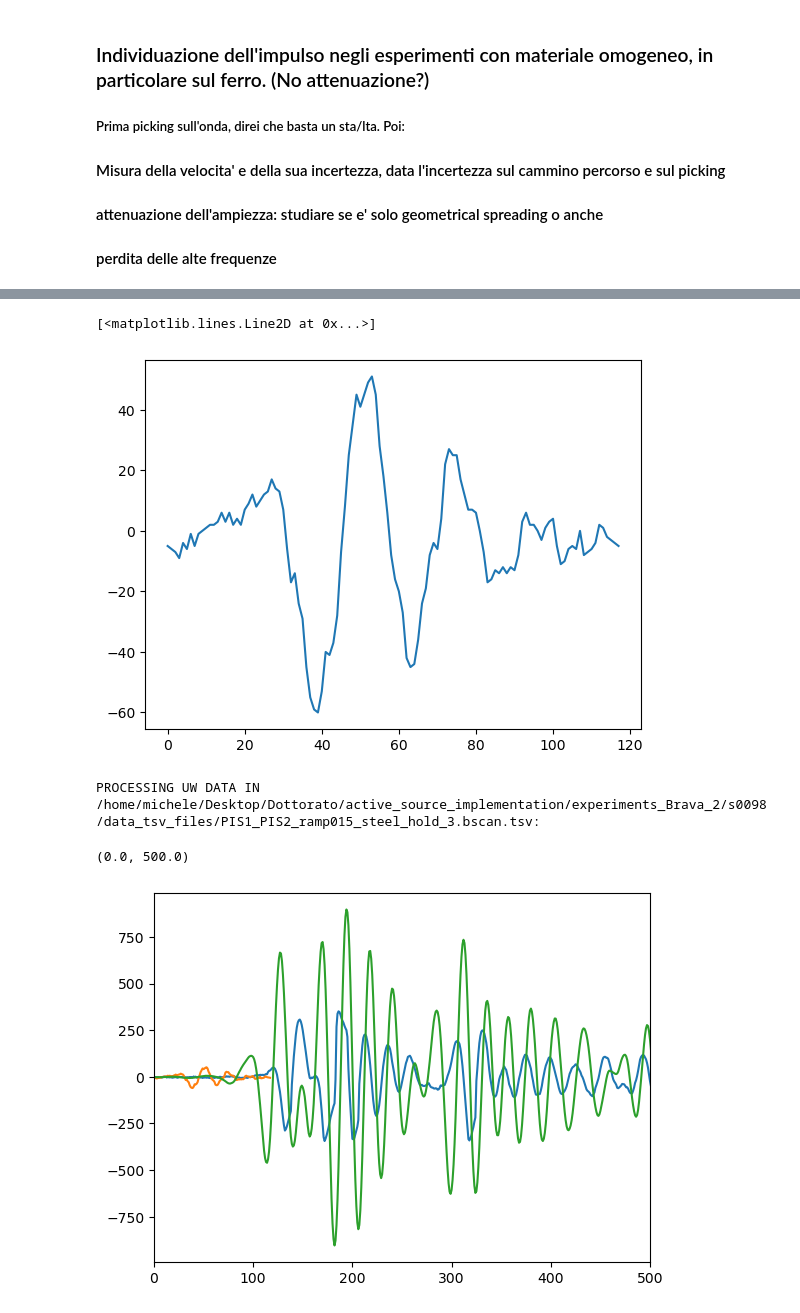
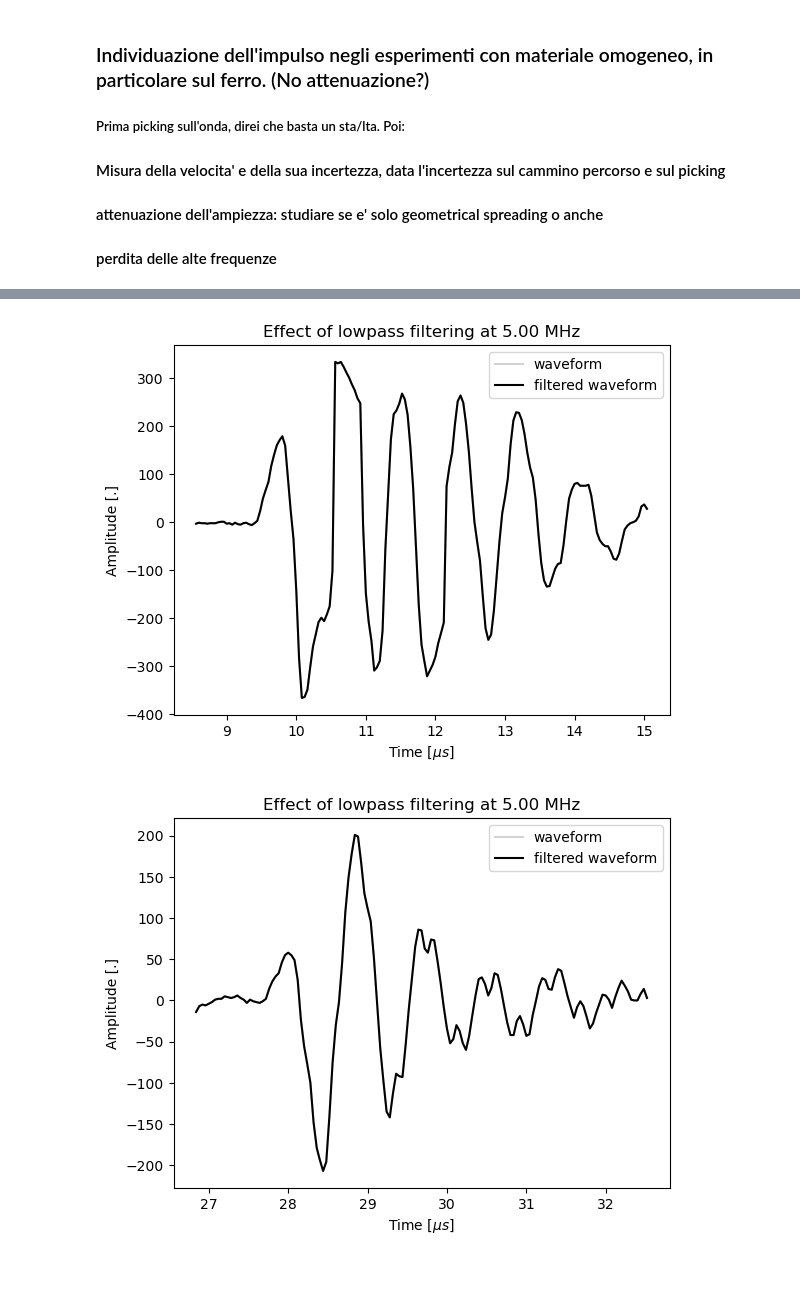
Before and after one commit to Bic10/lab_UW, a Jupyter notebook: Studio_impulso.ipynb, the cells around one changed output, grey strips where cells are left out. Cells and saved outputs as stored; diff of their text form; code cells hidden in the pictures; blank space fills up the shorter version.

```diff
--- a/Studio_impulso.ipynb
+++ b/Studio_impulso.ipynb
@@ -198,37 +253,40 @@ PROCESSING UW DATA IN /home/michele/Desktop/Dottorato/active_source_implementati
-# %%
-
-# CHOOSE A PULSE TO CROSSOCORRELATE ON MACHINE DATA
-choosen_pulse = 3
-start_pulse = index_min_before_list[choosen_pulse]
-end_pulse = index_min_after_list[choosen_pulse]
-pulse = waveform[start_pulse:end_pulse]
-plt.plot(pulse)
-# %% [output]
-[<matplotlib.lines.Line2D at 0x...>]
-[figure, removed]
-# %%
-# TRY CORRELATION ON MACHINE DATA
-
-machine_name = "Brava_2"
-experiment_name = "s0098"
-remove_initial_samples = 50    # number of samples to be removed at the beginning, to get rid of the noise burst.
-
-infile_path_list = sorted(make_infile_path_list(machine_name,experiment_name))
-infile_path = infile_path_list[-1]
-
-# for infile_path in infile_path_list:
-print('PROCESSING UW DATA IN %s: ' %infile_path)
-
-data,metadata = make_UW_data(infile_path)
-data,metadata = remove_starting_noise(data, metadata, remove_initial_samples)
-x_ax = metadata['time_ax_waveform']
-
-plt.plot(data[500,:])
-plt.plot(pulse)
-plt.plot(np.convolve(-pulse,data[500,:]/np.amax(data[500,:]),mode="same"))
-
-plt.xlim([0,500])
-# %% [output]
-PROCESSING UW DATA IN /home/michele/Desktop/Dottorato/active_source_implementation/experiments_Brava_2/s0098/data_tsv_files/PIS1_PIS2_ramp015_steel_hold_3.bscan.tsv:
-(0.0, 500.0)
-[figure, removed]
+# %%
+
+# COLLECT THE PULSES WAVEFORM: they are going to be used in the forward modeling
+data_type = ["pulses_from_glued_pzt"]
+max_freq_machine_waveform = 5          # questo va studiato attraverso lo spettro effettivo!
+outdir_path_data = make_data_analysis_folders(machine_name = machine_name, experiment_name=experiment_name, data_types=data_type)
+
+for choosen_pulse in range(number_of_pulse):
+    # CHOOSE THE FILE NAME WHERE TO SAVE WAVEFORMS AND THEIR METADATA
+    outfile_name = f"pulse_number_{choosen_pulse}"
+    outfile_path = os.path.join(outdir_path_data[0],outfile_name)
+
+    # DEFINE PULSE DATA
+    start_pulse = index_min_before_list[choosen_pulse]
+    end_pulse = index_min_after_list[choosen_pulse]
+    pulse = waveform[start_pulse:end_pulse]
+
+
+    # DEFINE PULSE METADATA: HEREDITATE METADATA AND UPDATE IT
+    pulse_metadata = metadata.copy()         # copy is needed, otherwise both will point to the same memory!!!
+    pulse_metadata['number_of_samples'] = len(pulse)
+    pulse_metadata['number_of_waveforms'] = 1
+    pulse_metadata['time_ax_waveform'] = metadata['time_ax_waveform'][start_pulse:end_pulse]
+    pulse_metadata['maximum_frequency'] = max_freq_machine_waveform           # it is going import for forward modeling numerical stability
+
+    # FILTER THE DATA AND SIGN IT IN THE METADATA
+    # pulse_filtered, _ = signal2noise_separation_lowpass(waveform_data = pulse, metadata=pulse_metadata,
+    #                                                     freq_cut=max_freq_machine_waveform)
+    # pulse_metadata['filtered'] = True
+
+
+    save_waveform_json(data = pulse, metadata = pulse_metadata, outfile_path = outfile_path)
+
+
+
+    signal_vs_filtered_signal_plot(single_waveform=pulse, single_waveform_filtered=pulse,
+                                metadata=pulse_metadata, freq_cut=max_freq_machine_waveform)
+# %% [output]
+[figure, added]
+[figure, added]
```
Also changed, not shown: parts of 10 cells of this notebook, 3 other files.
